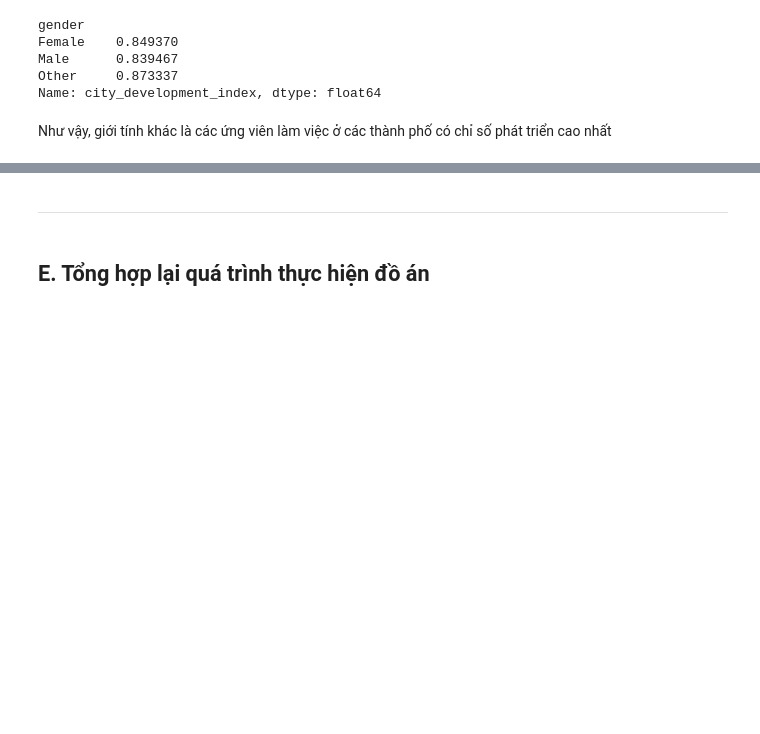
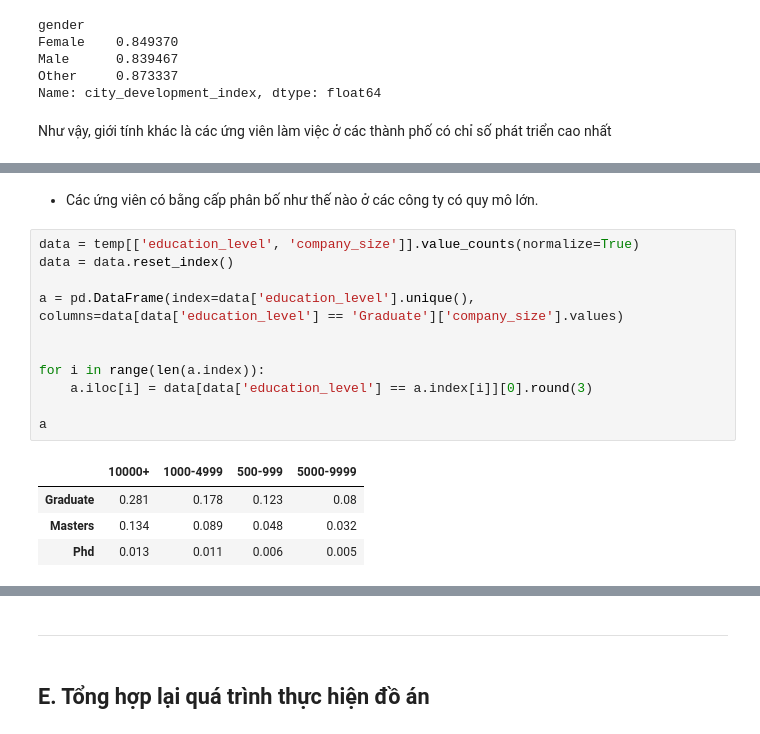
Before and after one commit to tuandat-github/P4DS-FInal-Project, a Jupyter notebook: Final Project P4DS.ipynb, the cells around one changed output, grey strips where cells are left out. Cells and saved outputs as stored; diff of their text form; blank space fills up the shorter version.

```diff
--- a/Final Project P4DS.ipynb
+++ b/Final Project P4DS.ipynb
@@ -526,0 +581,18 @@ Như vậy, giới tính khác là các ứng viên làm việc ở các thành
+# %% [markdown]
+- Các ứng viên có bằng cấp phân bố như thế nào ở các công ty có quy mô lớn.
+# %%
+data = temp[['education_level', 'company_size']].value_counts(normalize=True)
+data = data.reset_index()
+
+a = pd.DataFrame(index=data['education_level'].unique(), columns=data[data['education_level'] == 'Graduate']['company_size'].values)
+
+
+for i in range(len(a.index)):
+    a.iloc[i] = data[data['education_level'] == a.index[i]][0].round(3)
+
+a
+# %% [output]
+|  | 10000+ | 1000-4999 | 500-999 | 5000-9999 |
+| Graduate | 0.281 | 0.178 | 0.123 | 0.08 |
+| Masters | 0.134 | 0.089 | 0.048 | 0.032 |
+| Phd | 0.013 | 0.011 | 0.006 | 0.005 |
```
Also changed, not shown: parts of 52 cells of this notebook.
